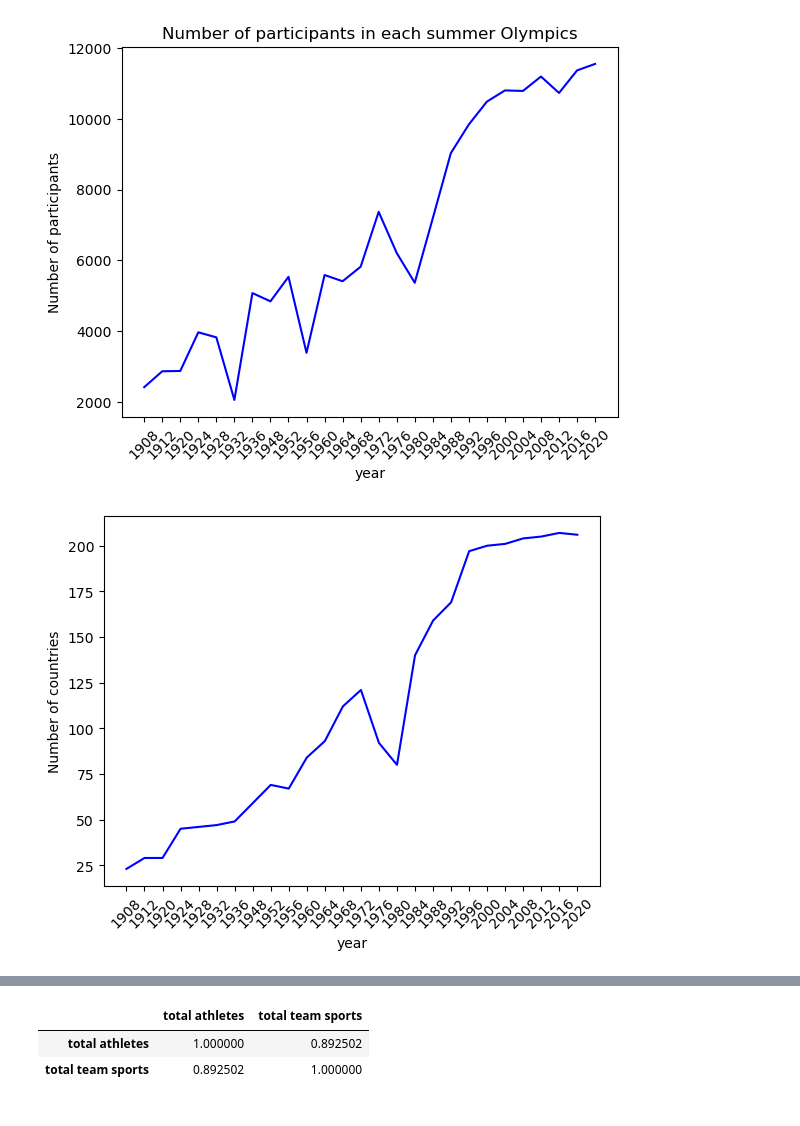
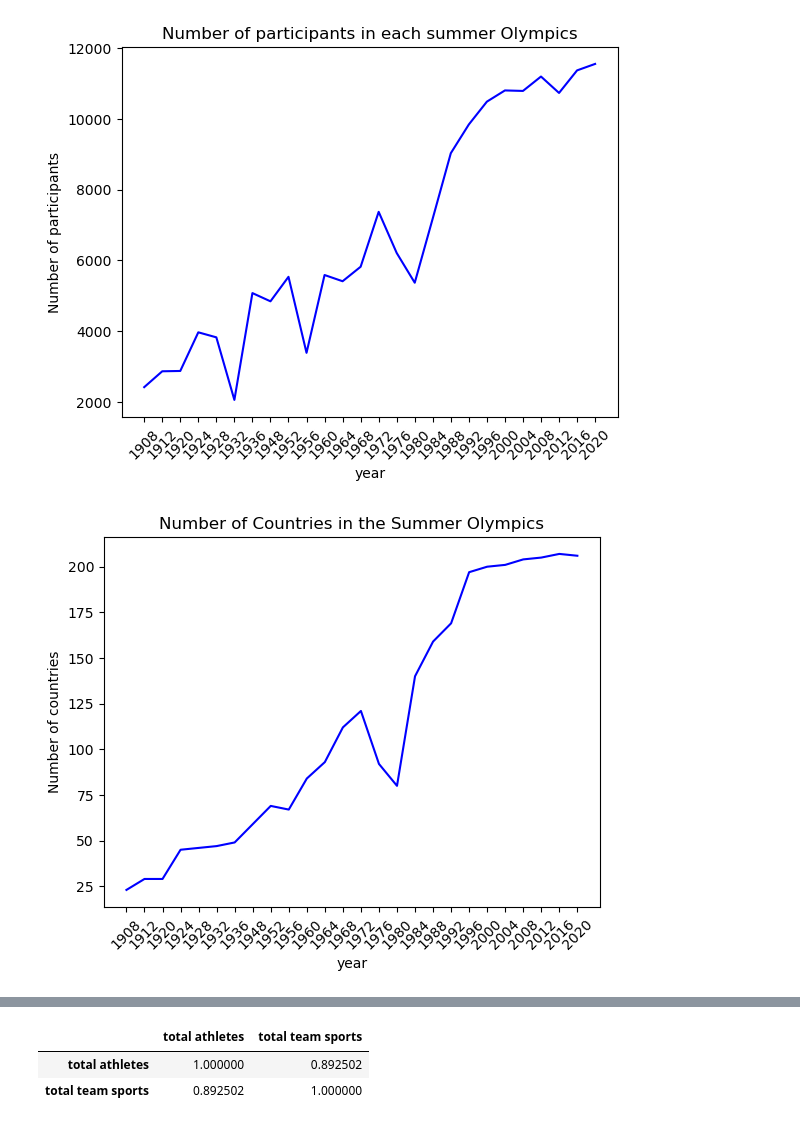
Before and after one commit to tristanpadiou/Group-Project-1, a Jupyter notebook: ishosting.ipynb, the cells around one changed output, grey strips where cells are left out. Saved outputs shown, nothing was run; the diff lists cells and outputs as text; code cells hidden in the pictures.

```diff
--- a/ishosting.ipynb
+++ b/ishosting.ipynb
@@ -60,14 +60,15 @@ plt.show()
 # %%
 #Let's try to explain the big variation in the number of participants in the summer
 # olympics by looking at the number of countries participating.
 countriessummer=pd.DataFrame(Summer.groupby(['year'])['country_noc'].nunique())
 countriessummer=countriessummer.rename(columns={'country_noc':'total countries'})
 countriessummer=sns.lineplot(data=countriessummer, x='year', y='total countries',legend='auto', color='blue')
+countriessummer.set_title('Number of Countries in the Summer Olympics')
 plt.ylabel('Number of countries')
 plt.xticks(rotation=45)
 plt.show()
 # %% [output]
-[figure, old version]
+[figure, new version]
 # %%
 # now let's do the same with the number of team sports, as the two are likely to be related
 teamsum=Summer.loc[Summer['isTeamSport']==1]
```
Also changed, not shown: parts of 6 cells of this notebook.
